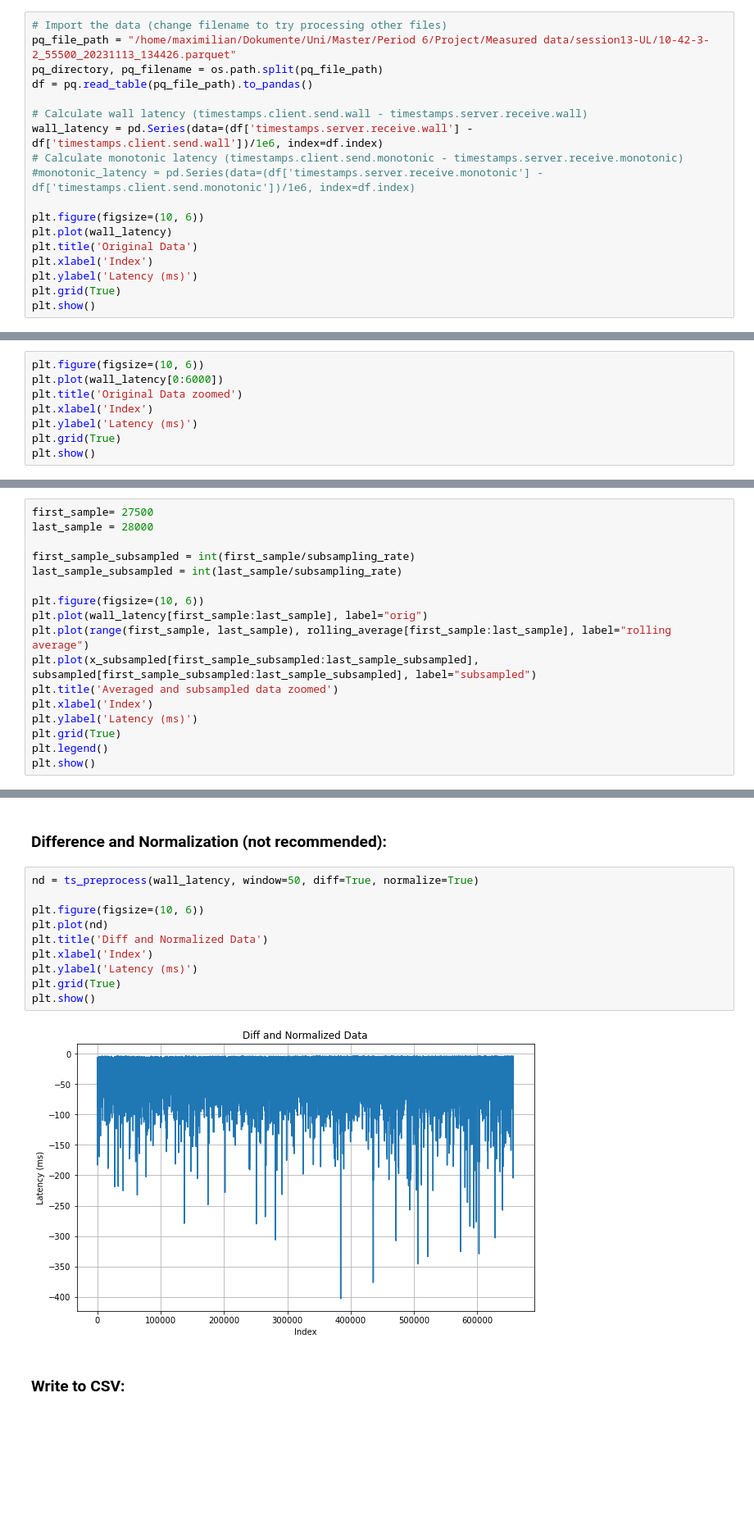
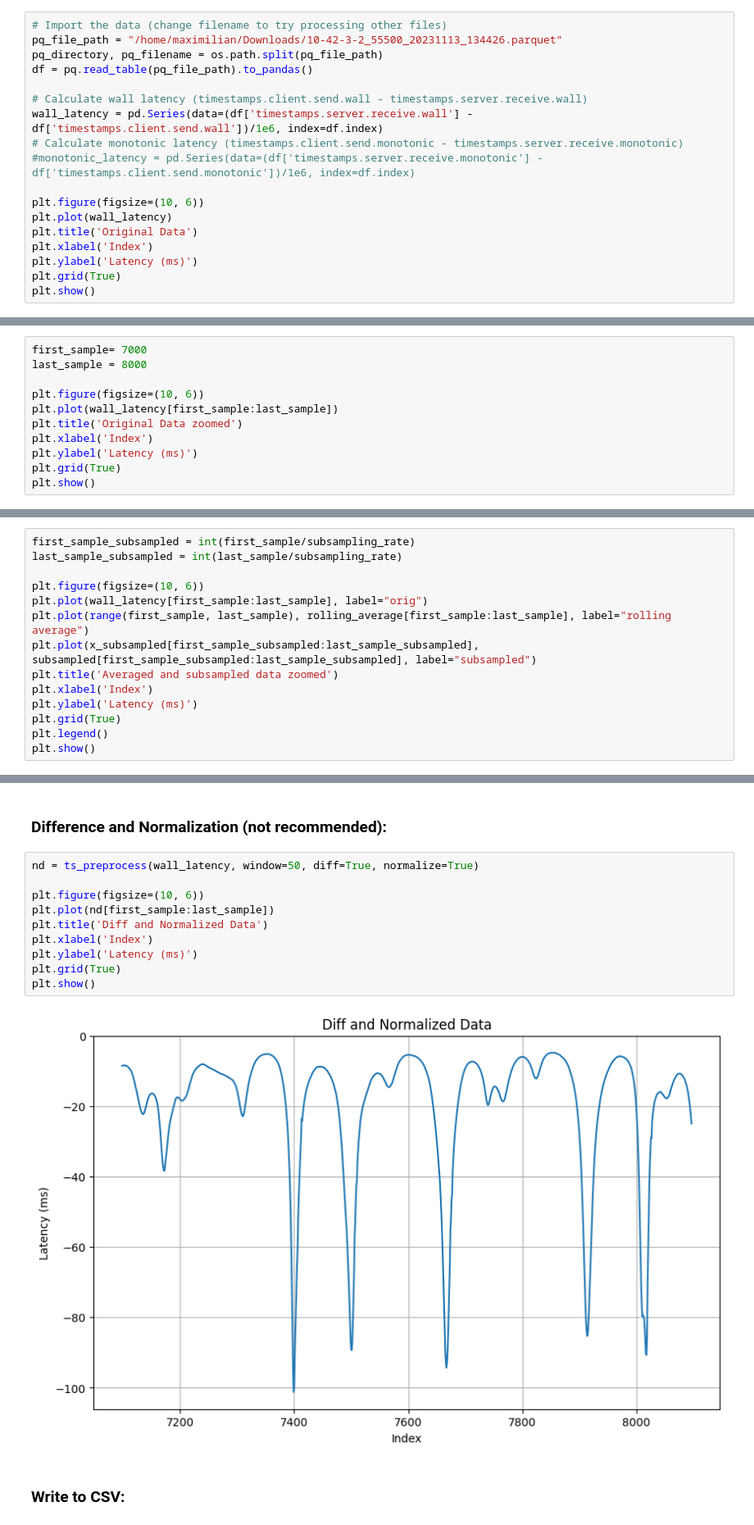
Before and after one commit to 5G-Latency-Prediction-Project/data-processing, a Jupyter notebook: time_series_preprocessing.ipynb, the cells around one changed output, grey strips where cells are left out. Shown at 82% size. Saved outputs shown, nothing was run; the diff lists cells and outputs as text; blank space fills up the shorter version.

Commit message:
Changes to plot for the final presentation

```diff
--- a/time_series_preprocessing.ipynb
+++ b/time_series_preprocessing.ipynb
@@ -13,7 +13,7 @@ import os
 from preprocess import ts_preprocess, rolling_average_onesided_hanning
 # %%
 # Import the data (change filename to try processing other files)
-pq_file_path = "/home/maximilian/Dokumente/Uni/Master/Period 6/Project/Measured data/session13-UL/10-42-3-2_55500_20231113_134426.parquet"
+pq_file_path = "/home/maximilian/Downloads/10-42-3-2_55500_20231113_134426.parquet"
 pq_directory, pq_filename = os.path.split(pq_file_path)
 df = pq.read_table(pq_file_path).to_pandas()
 
@@ -32,8 +32,11 @@ plt.show()
 # %% [output]
 [figure]
 # %%
+first_sample= 7000
+last_sample = 8000
+
 plt.figure(figsize=(10, 6))
-plt.plot(wall_latency[0:6000])
+plt.plot(wall_latency[first_sample:last_sample])
 plt.title('Original Data zoomed')
 plt.xlabel('Index')
 plt.ylabel('Latency (ms)')
@@ -71,7 +99,4 @@ subsampled.to_csv(csv_file_path)
 # %%
-first_sample= 27500
-last_sample = 28000
-
 first_sample_subsampled = int(first_sample/subsampling_rate)
 last_sample_subsampled = int(last_sample/subsampling_rate)
 
@@ -165,15 +189,15 @@ plt.show()
 # %%
 nd = ts_preprocess(wall_latency, window=50, diff=True, normalize=True)
 
 plt.figure(figsize=(10, 6))
-plt.plot(nd)
+plt.plot(nd[first_sample:last_sample])
 plt.title('Diff and Normalized Data')
 plt.xlabel('Index')
 plt.ylabel('Latency (ms)')
 plt.grid(True)
 plt.show()
 # %% [output]
-[figure, old version]
+[figure, new version]
 # %% [markdown]
 ### Write to CSV:
 # %%
```
Also changed, not shown: parts of 12 cells of this notebook.
